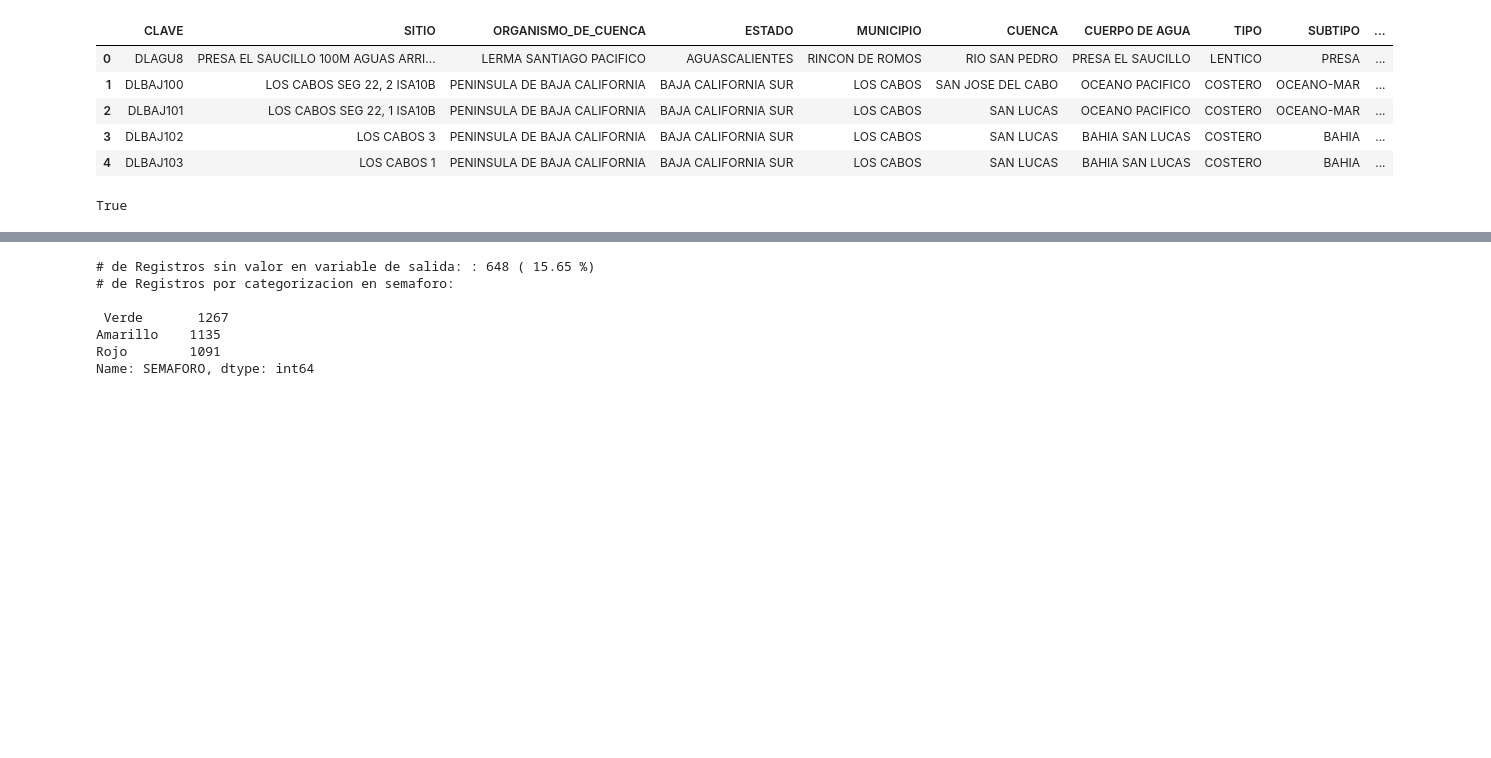
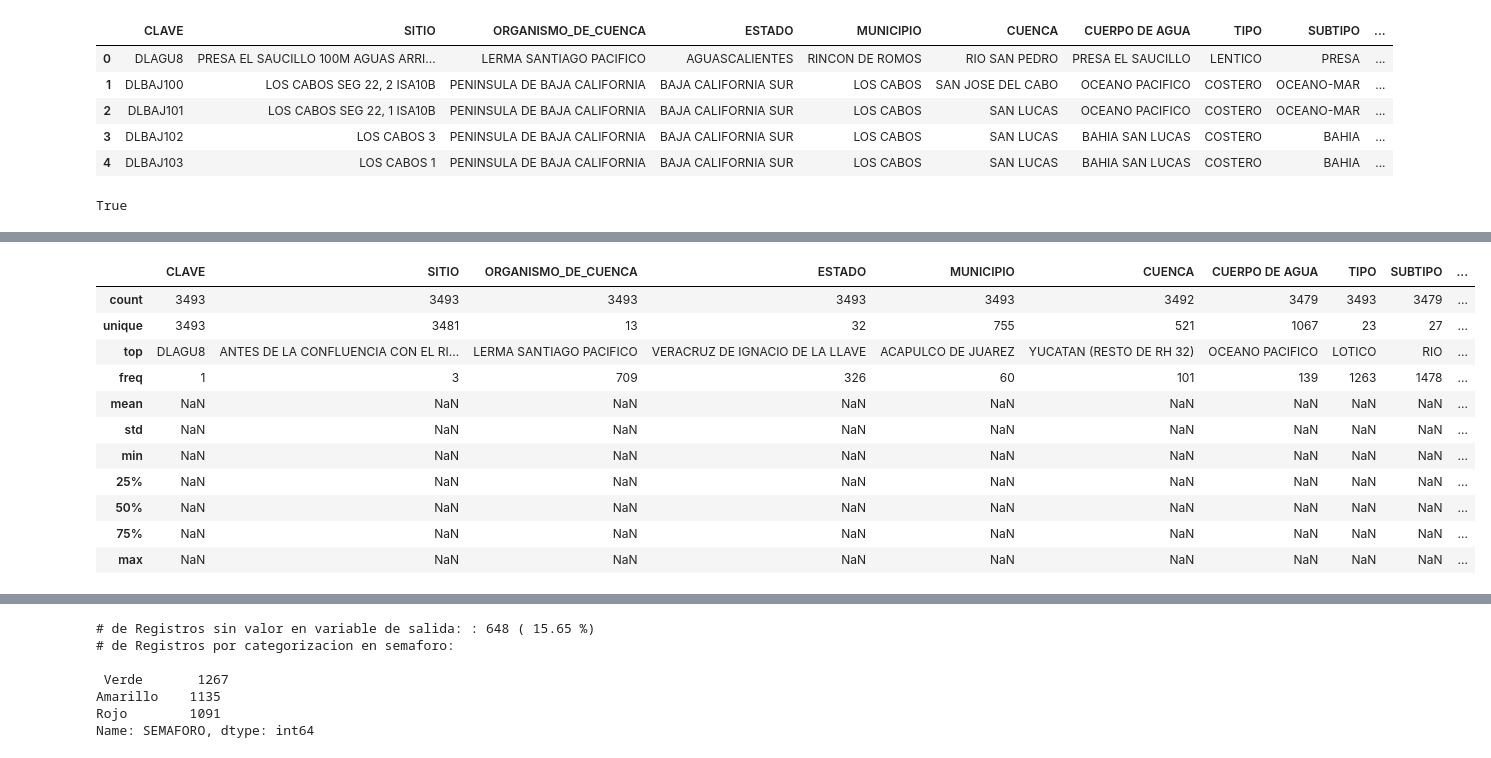
Before and after one commit to PosgradoMNA/actividades-de-aprendizaje-dsercam, a Jupyter notebook: RetoFinal/RetoFinal_Avance1.ipynb, the cells around one changed output, grey strips where cells are left out. Saved outputs shown, nothing was run; the diff lists cells and outputs as text; code cells hidden in the pictures; blank space fills up the shorter version.

```diff
--- a/RetoFinal/RetoFinal_Avance1.ipynb
+++ b/RetoFinal/RetoFinal_Avance1.ipynb
@@ -154,0 +176,15 @@ True
+# %%
+dfUnprocessedSuperficiales.describe(include='all')
+# %% [output]
+|  | CLAVE | SITIO | ORGANISMO_DE_CUENCA | ESTADO | MUNICIPIO | CUENCA | CUERPO DE AGUA | TIPO | SUBTIPO | ... |
+| count | 3493 | 3493 | 3493 | 3493 | 3493 | 3492 | 3479 | 3493 | 3479 | ... |
+| unique | 3493 | 3481 | 13 | 32 | 755 | 521 | 1067 | 23 | 27 | ... |
+| top | DLAGU8 | ANTES DE LA CONFLUENCIA CON EL RI... | LERMA SANTIAGO PACIFICO | VERACRUZ DE IGNACIO DE LA LLAVE | ACAPULCO DE JUAREZ | YUCATAN (RESTO DE RH 32) | OCEANO PACIFICO | LOTICO | RIO | ... |
+| freq | 1 | 3 | 709 | 326 | 60 | 101 | 139 | 1263 | 1478 | ... |
+| mean | NaN | NaN | NaN | NaN | NaN | NaN | NaN | NaN | NaN | ... |
+| std | NaN | NaN | NaN | NaN | NaN | NaN | NaN | NaN | NaN | ... |
+| min | NaN | NaN | NaN | NaN | NaN | NaN | NaN | NaN | NaN | ... |
+| 25% | NaN | NaN | NaN | NaN | NaN | NaN | NaN | NaN | NaN | ... |
+| 50% | NaN | NaN | NaN | NaN | NaN | NaN | NaN | NaN | NaN | ... |
+| 75% | NaN | NaN | NaN | NaN | NaN | NaN | NaN | NaN | NaN | ... |
+| max | NaN | NaN | NaN | NaN | NaN | NaN | NaN | NaN | NaN | ... |
```
Also changed, not shown: parts of 50 cells of this notebook.
